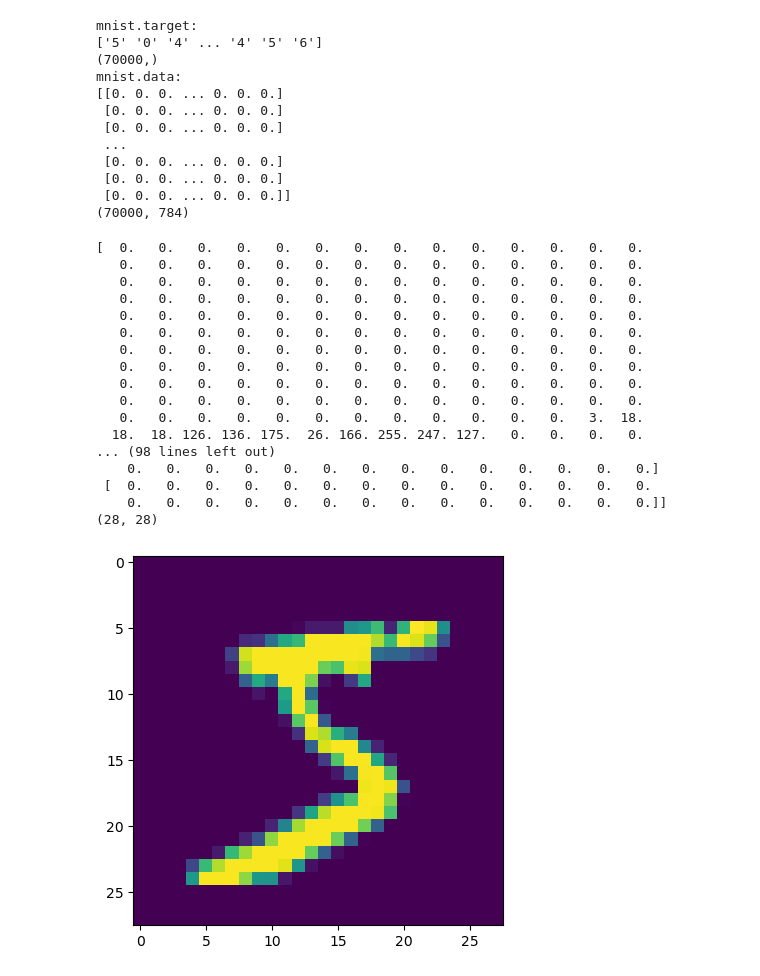
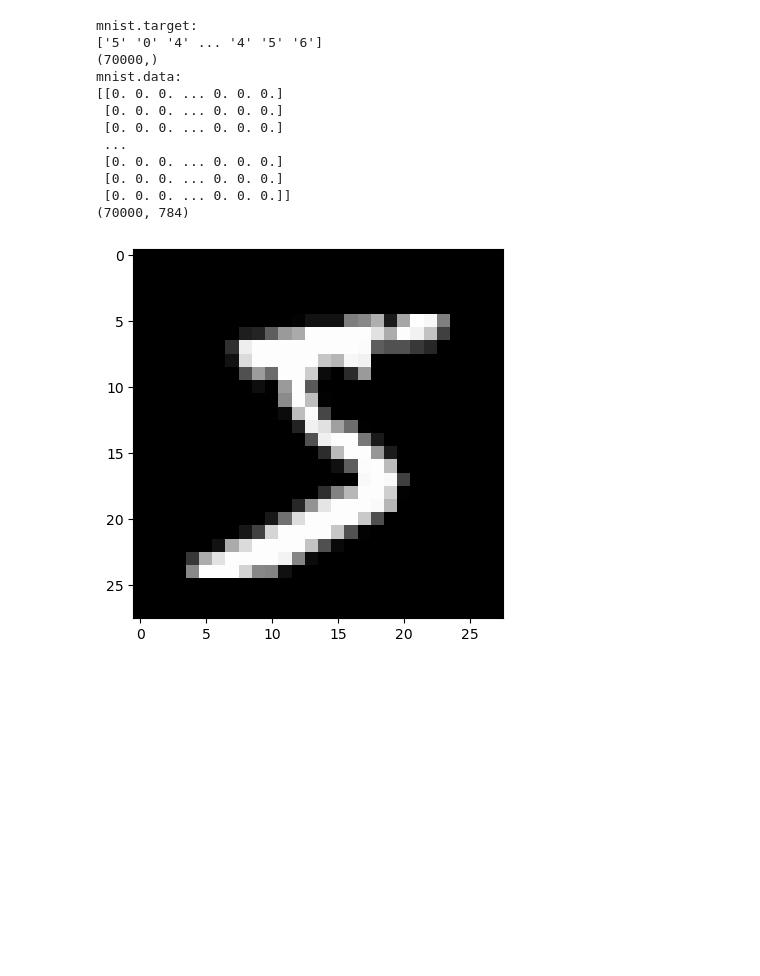
Before and after one commit to mailmezorro/handsOnMachineLearning, a Jupyter notebook: Chapter2_Mnist/mnist.ipynb, the cells around one changed output. Drawn from its saved outputs; the diff is of its cells as text; code cells hidden in the pictures; blank space fills up the shorter version.

```diff
--- a/Chapter2_Mnist/mnist.ipynb
+++ b/Chapter2_Mnist/mnist.ipynb
@@ -30,33 +34,21 @@ mnist.data:
  [0. 0. 0. ... 0. 0. 0.]]
 (70000, 784)
 # %%
-# Playing arround with the digits dataset
-print(X[0])
-print(X[0].shape)
-image = X[0].reshape(28,28) # We have to use reshape? Why is not possible to load just image = X[0]? It is one dimensional array! Image has 2 dimensions!
-print(image)
-print(image.shape)
-plt.imshow(image)
-plt.show()
+# Show image of the dataset
+def show_image(image):
+    img = image.reshape(28, 28)
+    plt.imshow(img, cmap='gray')
+
+show_image(X[0])
+#print(X[0])
+#print(X[0].shape)
+#image = X[0].reshape(28,28) # We have to use reshape? Why is not possible to load just image = X[0]? It is one dimensional array! Image has 2 dimensions!
+#print(image)
+#print(image.shape)
+#plt.imshow(image)
+#plt.show()
 # %% [output]
-[  0.   0.   0.   0.   0.   0.   0.   0.   0.   0.   0.   0.   0.   0.
-   0.   0.   0.   0.   0.   0.   0.   0.   0.   0.   0.   0.   0.   0.
-   0.   0.   0.   0.   0.   0.   0.   0.   0.   0.   0.   0.   0.   0.
-   0.   0.   0.   0.   0.   0.   0.   0.   0.   0.   0.   0.   0.   0.
-   0.   0.   0.   0.   0.   0.   0.   0.   0.   0.   0.   0.   0.   0.
-   0.   0.   0.   0.   0.   0.   0.   0.   0.   0.   0.   0.   0.   0.
-   0.   0.   0.   0.   0.   0.   0.   0.   0.   0.   0.   0.   0.   0.
-   0.   0.   0.   0.   0.   0.   0.   0.   0.   0.   0.   0.   0.   0.
-   0.   0.   0.   0.   0.   0.   0.   0.   0.   0.   0.   0.   0.   0.
-   0.   0.   0.   0.   0.   0.   0.   0.   0.   0.   0.   0.   0.   0.
-   0.   0.   0.   0.   0.   0.   0.   0.   0.   0.   0.   0.   3.  18.
-  18.  18. 126. 136. 175.  26. 166. 255. 247. 127.   0.   0.   0.   0.
-... (98 lines left out)
-    0.   0.   0.   0.   0.   0.   0.   0.   0.   0.   0.   0.   0.   0.]
- [  0.   0.   0.   0.   0.   0.   0.   0.   0.   0.   0.   0.   0.   0.
-    0.   0.   0.   0.   0.   0.   0.   0.   0.   0.   0.   0.   0.   0.]]
-(28, 28)
-[figure, old version]
+[figure, new version]
 # %%
 df_data = pd.DataFrame(mnist.data, columns=mnist.feature_names)
 df_data.info()
```
Also changed, not shown: parts of 9 cells of this notebook.
